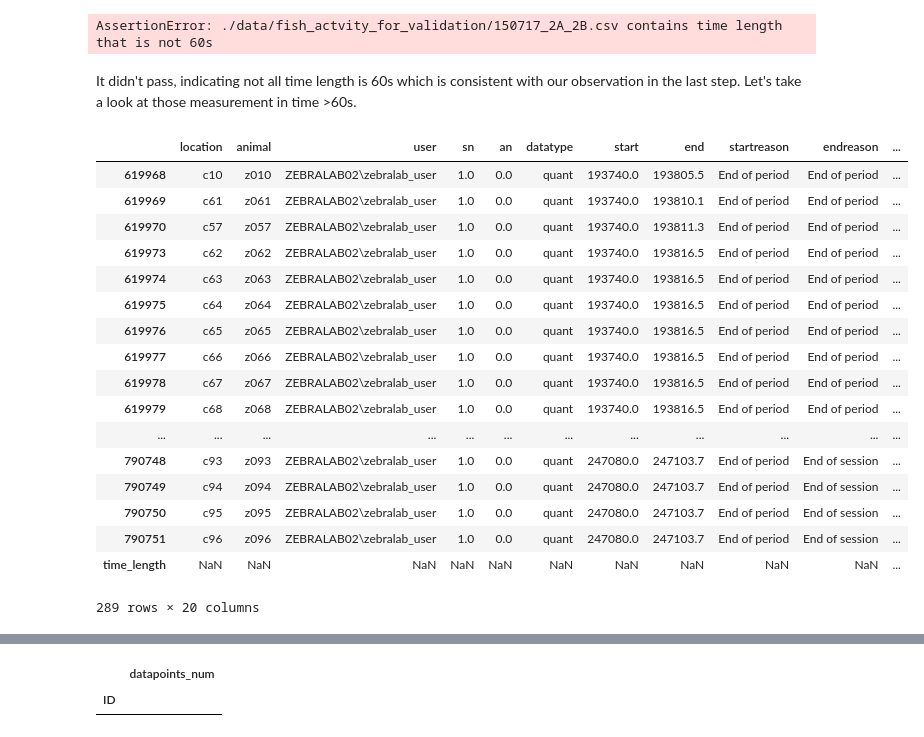
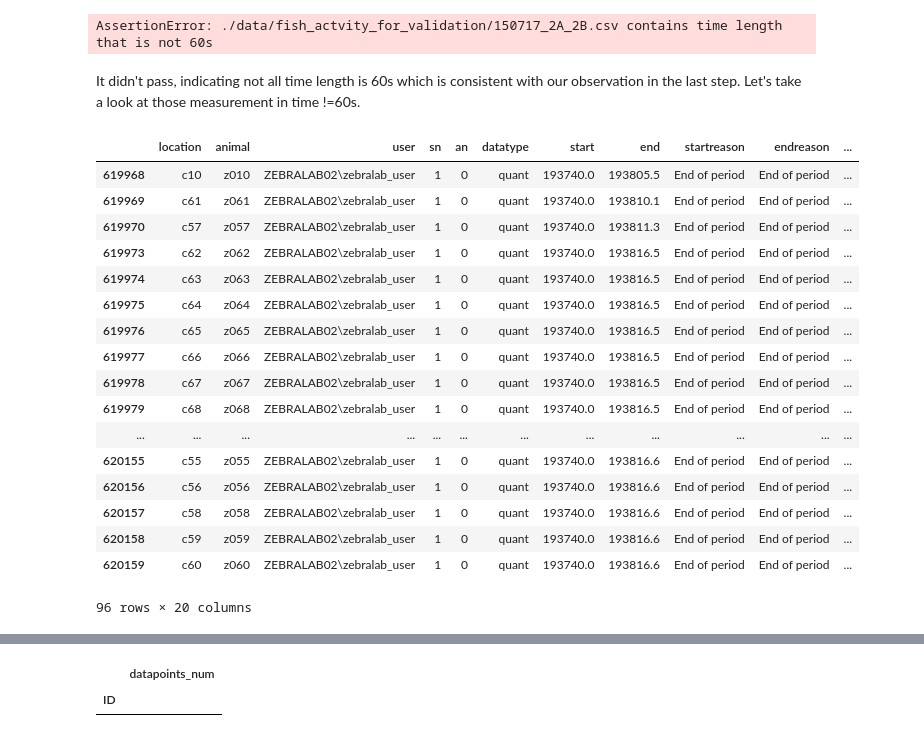
Before and after one commit to Xinhong111/Bi203, a Jupyter notebook: sandbox/hw3.1_X.ipynb, the cells around one changed output, grey strips where cells are left out. Saved outputs shown, nothing was run; the diff lists cells and outputs as text; code cells hidden in the pictures.

```diff
--- a/sandbox/hw3.1_X.ipynb
+++ b/sandbox/hw3.1_X.ipynb
@@ -118,25 +125,25 @@ test_time_length(df_fish,fname)
 # %% [output]
 AssertionError: ./data/fish_actvity_for_validation/150717_2A_2B.csv contains time length that is not 60s
 # %% [markdown]
-It didn't pass, indicating not all time length is 60s which is consistent with our observation in the last step. Let's take a look at those measurement in time >60s.
+It didn't pass, indicating not all time length is 60s which is consistent with our observation in the last step. Let's take a look at those measurement in time !=60s.
 # %%
-df_fish.loc[df_fish['time_length']!= 60]
+df_fish.loc[df_fish['time_length']> 60]
 # %% [output]
 |  | location | animal | user | sn | an | datatype | start | end | startreason | endreason | ... |
-| 619968 | c10 | z010 | ZEBRALAB02\zebralab_user | 1.0 | 0.0 | quant | 193740.0 | 193805.5 | End of period | End of period | ... |
-| 619969 | c61 | z061 | ZEBRALAB02\zebralab_user | 1.0 | 0.0 | quant | 193740.0 | 193810.1 | End of period | End of period | ... |
-| 619970 | c57 | z057 | ZEBRALAB02\zebralab_user | 1.0 | 0.0 | quant | 193740.0 | 193811.3 | End of period | End of period | ... |
-| 619973 | c62 | z062 | ZEBRALAB02\zebralab_user | 1.0 | 0.0 | quant | 193740.0 | 193816.5 | End of period | End of period | ... |
-| 619974 | c63 | z063 | ZEBRALAB02\zebralab_user | 1.0 | 0.0 | quant | 193740.0 | 193816.5 | End of period | End of period | ... |
-| 619975 | c64 | z064 | ZEBRALAB02\zebralab_user | 1.0 | 0.0 | quant | 193740.0 | 193816.5 | End of period | End of period | ... |
-| 619976 | c65 | z065 | ZEBRALAB02\zebralab_user | 1.0 | 0.0 | quant | 193740.0 | 193816.5 | End of period | End of period | ... |
-| 619977 | c66 | z066 | ZEBRALAB02\zebralab_user | 1.0 | 0.0 | quant | 193740.0 | 193816.5 | End of period | End of period | ... |
-| 619978 | c67 | z067 | ZEBRALAB02\zebralab_user | 1.0 | 0.0 | quant | 193740.0 | 193816.5 | End of period | End of period | ... |
-| 619979 | c68 | z068 | ZEBRALAB02\zebralab_user | 1.0 | 0.0 | quant | 193740.0 | 193816.5 | End of period | End of period | ... |
+| 619968 | c10 | z010 | ZEBRALAB02\zebralab_user | 1 | 0 | quant | 193740.0 | 193805.5 | End of period | End of period | ... |
+| 619969 | c61 | z061 | ZEBRALAB02\zebralab_user | 1 | 0 | quant | 193740.0 | 193810.1 | End of period | End of period | ... |
+| 619970 | c57 | z057 | ZEBRALAB02\zebralab_user | 1 | 0 | quant | 193740.0 | 193811.3 | End of period | End of period | ... |
+| 619973 | c62 | z062 | ZEBRALAB02\zebralab_user | 1 | 0 | quant | 193740.0 | 193816.5 | End of period | End of period | ... |
+| 619974 | c63 | z063 | ZEBRALAB02\zebralab_user | 1 | 0 | quant | 193740.0 | 193816.5 | End of period | End of period | ... |
+| 619975 | c64 | z064 | ZEBRALAB02\zebralab_user | 1 | 0 | quant | 193740.0 | 193816.5 | End of period | End of period | ... |
+| 619976 | c65 | z065 | ZEBRALAB02\zebralab_user | 1 | 0 | quant | 193740.0 | 193816.5 | End of period | End of period | ... |
+| 619977 | c66 | z066 | ZEBRALAB02\zebralab_user | 1 | 0 | quant | 193740.0 | 193816.5 | End of period | End of period | ... |
+| 619978 | c67 | z067 | ZEBRALAB02\zebralab_user | 1 | 0 | quant | 193740.0 | 193816.5 | End of period | End of period | ... |
+| 619979 | c68 | z068 | ZEBRALAB02\zebralab_user | 1 | 0 | quant | 193740.0 | 193816.5 | End of period | End of period | ... |
 | ... | ... | ... | ... | ... | ... | ... | ... | ... | ... | ... | ... |
-| 790748 | c93 | z093 | ZEBRALAB02\zebralab_user | 1.0 | 0.0 | quant | 247080.0 | 247103.7 | End of period | End of session | ... |
-| 790749 | c94 | z094 | ZEBRALAB02\zebralab_user | 1.0 | 0.0 | quant | 247080.0 | 247103.7 | End of period | End of session | ... |
-| 790750 | c95 | z095 | ZEBRALAB02\zebralab_user | 1.0 | 0.0 | quant | 247080.0 | 247103.7 | End of period | End of session | ... |
-| 790751 | c96 | z096 | ZEBRALAB02\zebralab_user | 1.0 | 0.0 | quant | 247080.0 | 247103.7 | End of period | End of session | ... |
-| time_length | NaN | NaN | NaN | NaN | NaN | NaN | NaN | NaN | NaN | NaN | ... |
+| 620155 | c55 | z055 | ZEBRALAB02\zebralab_user | 1 | 0 | quant | 193740.0 | 193816.6 | End of period | End of period | ... |
+| 620156 | c56 | z056 | ZEBRALAB02\zebralab_user | 1 | 0 | quant | 193740.0 | 193816.6 | End of period | End of period | ... |
+| 620157 | c58 | z058 | ZEBRALAB02\zebralab_user | 1 | 0 | quant | 193740.0 | 193816.6 | End of period | End of period | ... |
+| 620158 | c59 | z059 | ZEBRALAB02\zebralab_user | 1 | 0 | quant | 193740.0 | 193816.6 | End of period | End of period | ... |
+| 620159 | c60 | z060 | ZEBRALAB02\zebralab_user | 1 | 0 | quant | 193740.0 | 193816.6 | End of period | End of period | ... |
-289 rows × 20 columns
+96 rows × 20 columns
```
Also changed, not shown: parts of 9 cells of this notebook.
